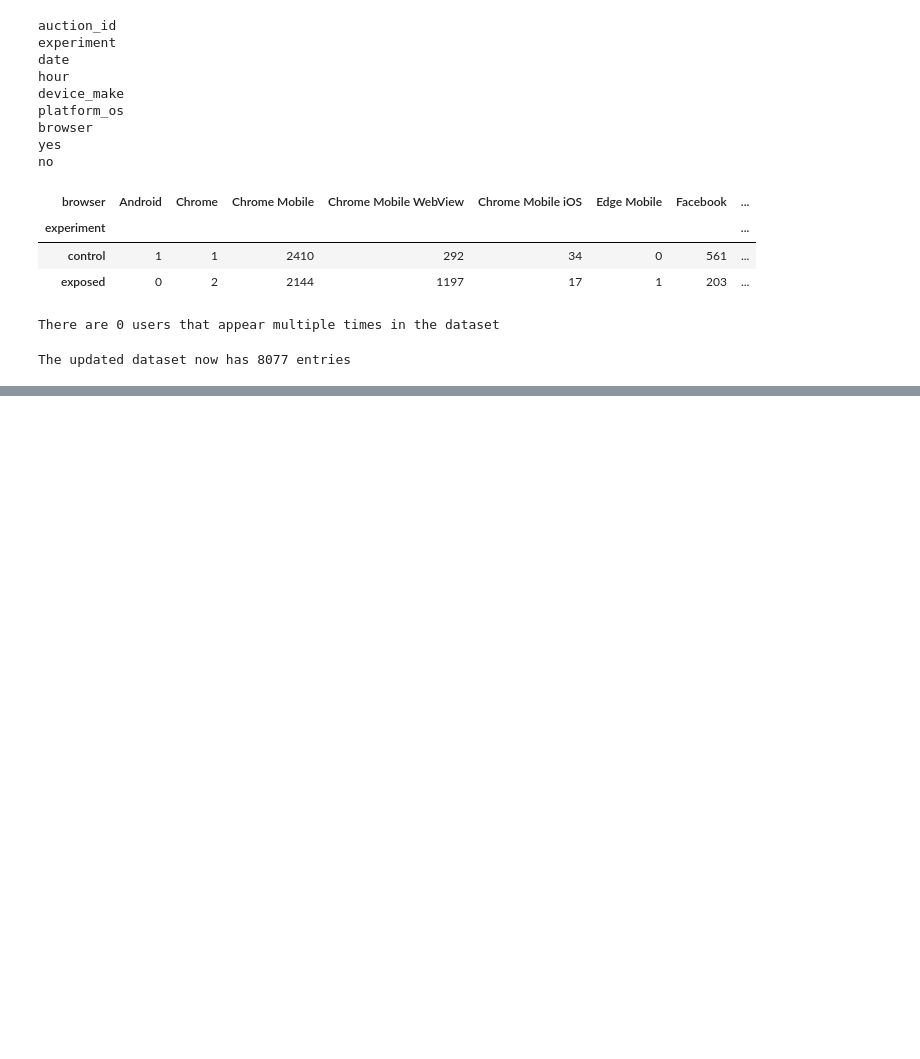
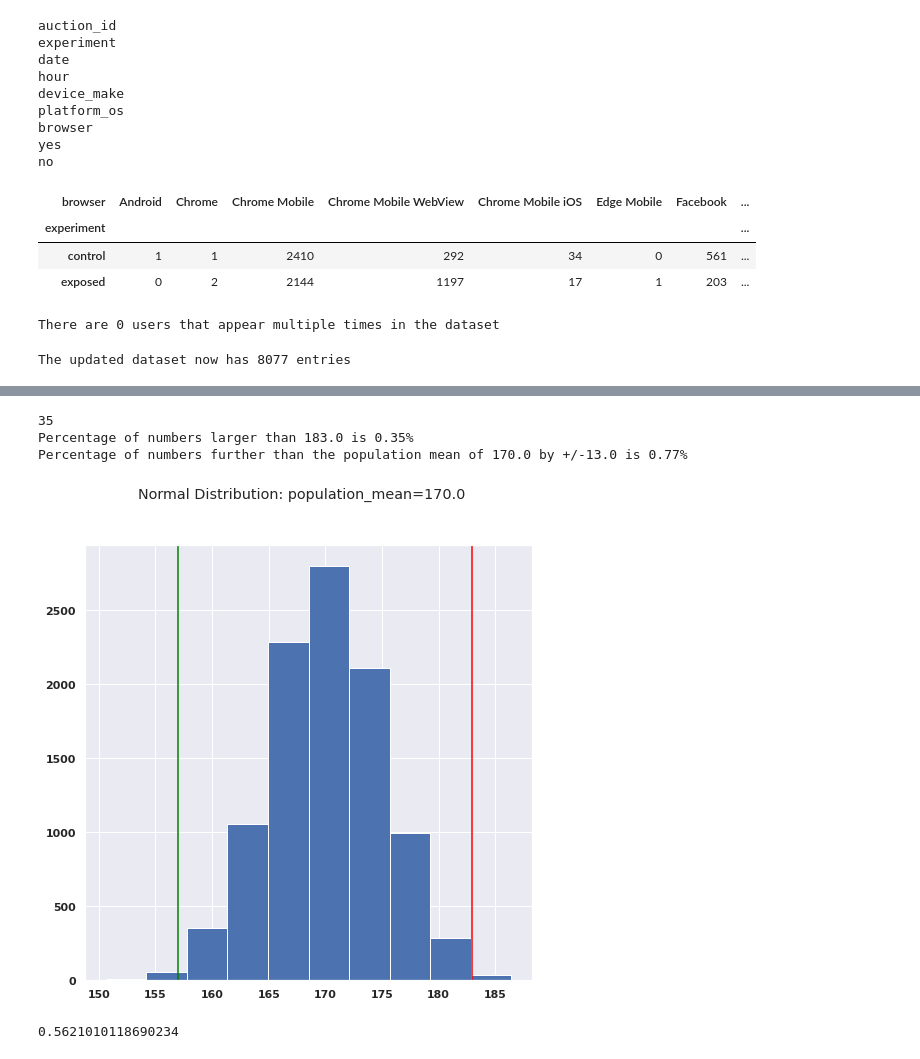
Before and after one commit to sabaagizew/PythonPackageStructure, a Jupyter notebook: AB_Test.ipynb, the cells around one changed output, grey strips where cells are left out. Drawn from its saved outputs; the diff is of its cells as text; code cells hidden in the pictures; blank space fills up the shorter version.

```diff
--- a/AB_Test.ipynb
+++ b/AB_Test.ipynb
@@ -412,0 +178,28 @@ pretyPrintTestResult(resultObject)
+# %%
+def pvalue_101(mu, sigma, samp_size, samp_mean=0, deltam=0):
+    np.random.seed(1234)
+    s1 = np.random.normal(mu, sigma, samp_size)
+    if samp_mean > 0:
+        print(len(s1[s1>samp_mean]))
+        outliers = float(len(s1[s1>samp_mean])*100)/float(len(s1))
+        print('Percentage of numbers larger than {} is {}%'.format(samp_mean, outliers))
+    if deltam == 0:
+        deltam = abs(mu-samp_mean)
+    if deltam > 0 :
+        outliers = (float(len(s1[s1>(mu+deltam)]))
+                    +float(len(s1[s1<(mu-deltam)])))*100.0/float(len(s1))
+        print('Percentage of numbers further than the population mean of {} by +/-{} is {}%'.format(mu, deltam, outliers))
+
+    fig, ax = plt.subplots(figsize=(8,8))
+    fig.suptitle('Normal Distribution: population_mean={}'.format(mu) )
+    plt.hist(s1)
+    plt.axvline(x=mu+deltam, color='red')
+    plt.axvline(x=mu-deltam, color='green')
+    plt.show()
+# %%
+pvalue_101(170.0, 5.0, 10000, 183.0)
+# %% [output]
+35
+Percentage of numbers larger than 183.0 is 0.35%
+Percentage of numbers further than the population mean of 170.0 by +/-13.0 is 0.77%
+[figure, added]
@@ -412,0 +229,6 @@ pretyPrintTestResult(resultObject)
+# %%
+get_power(1000, 0.1, 0.12, 0.95)   #  0.29808032538146
+get_power(2000, 0.1, 0.12, 0.95)   #  0.524515256115834
+get_power(1000, 0.1, 0.12, 0.8)    #  0.5621010118690234
+# %% [output]
+0.5621010118690234
```
Also changed, not shown: parts of 19 cells of this notebook.
